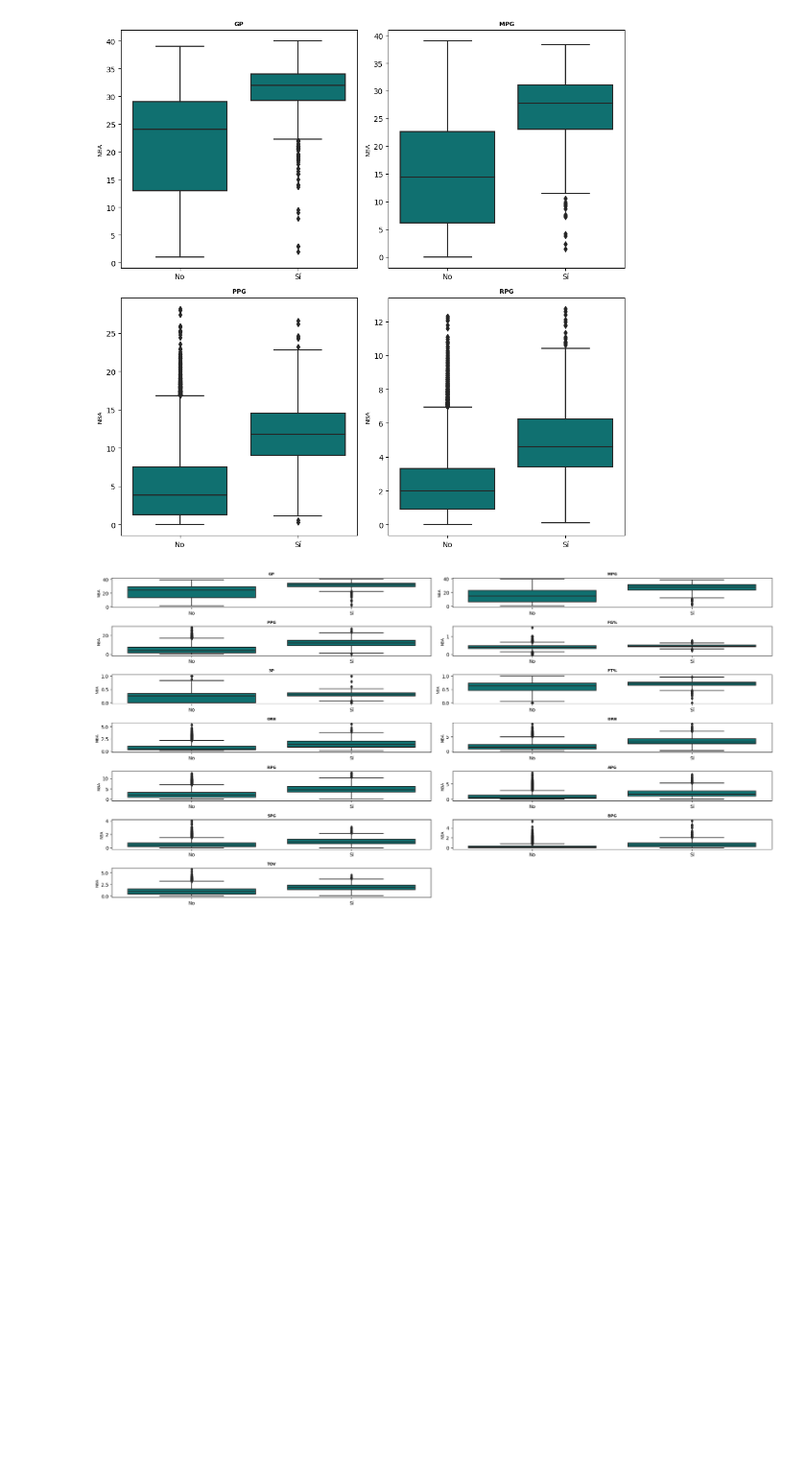
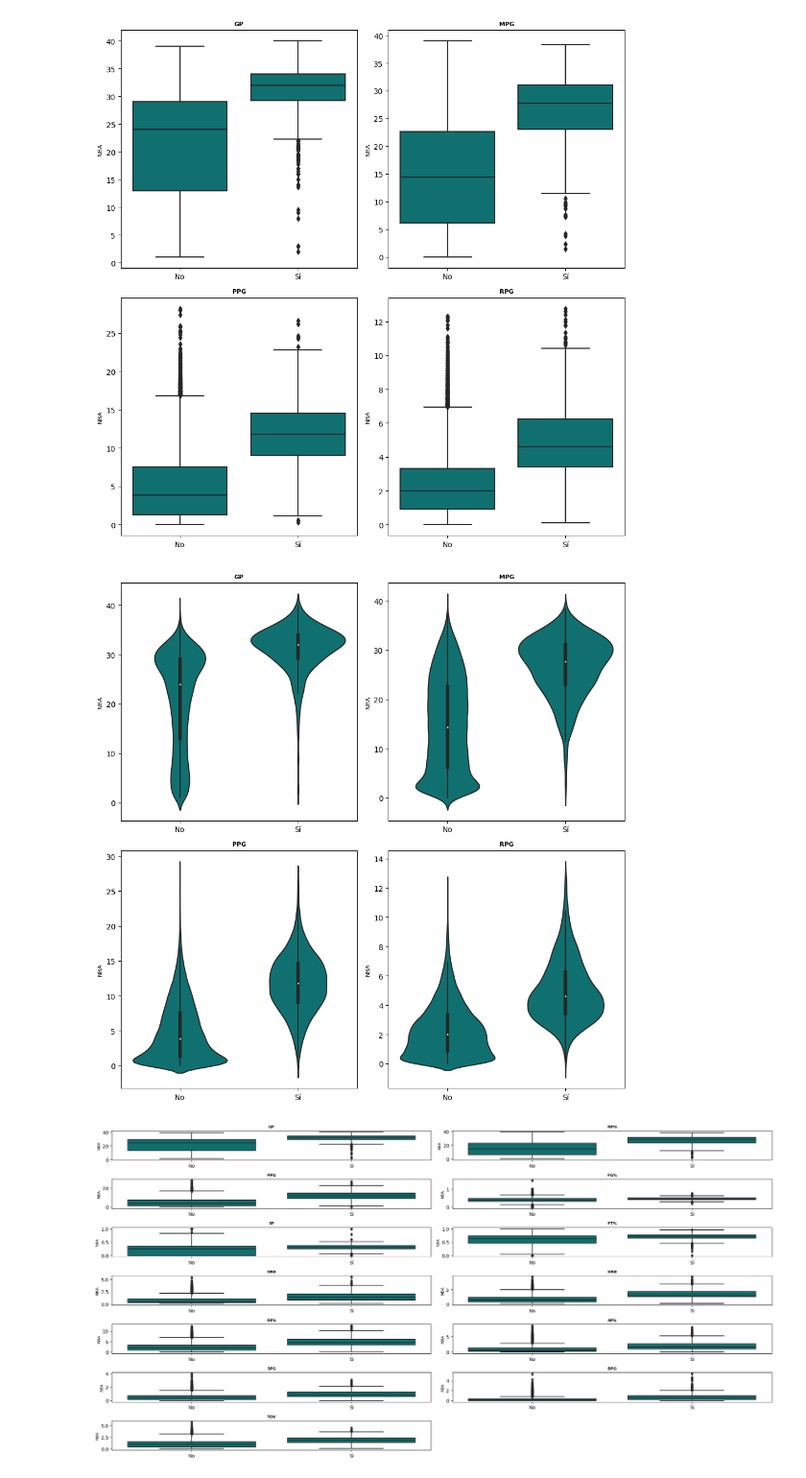
Before and after one commit to JacoboFdez/NBA_PROJECT, a Jupyter notebook: FINALPROJECT/notebooks/PREDICCIÓN.ipynb, the cells around one changed output. Shown: that part at 96% size. Cells and saved outputs as stored; diff of their text form; code cells hidden in the pictures; blank space fills up the shorter version.

```diff
--- a/FINALPROJECT/notebooks/PREDICCIÓN.ipynb
+++ b/FINALPROJECT/notebooks/PREDICCIÓN.ipynb
@@ -168,6 +168,32 @@ for i, colum in enumerate(columnas_num):
 fig.tight_layout();
 # %% [output]
 [figure]
+# %%
+import seaborn as sns
+import matplotlib.pyplot as plt
+
+fig, axes = plt.subplots(nrows = 2, ncols = 2, figsize = (10, 10))
+
+axes = axes.flat
+
+columnas_num = ["GP","MPG","PPG","RPG"]
+
+for i, colum in enumerate(columnas_num):
+    sns.violinplot(
+        data = df,
+        x = "NBA",
+        y = colum,
+        color = "teal",
+        ax = axes[i])
+
+    axes[i].set_title(colum, fontsize = 8, fontweight = "bold")
+    axes[i].tick_params(labelsize = 10)
+    axes[i].set_xlabel("")
+    axes[i].set_ylabel("NBA", fontsize = 8)
+
+fig.tight_layout()
+# %% [output]
+[figure, added]
 # %%
 fig, axes = plt.subplots(nrows = 7, ncols = 2, figsize = (20, 10))
 
```
Also changed, not shown: 2 other files.
